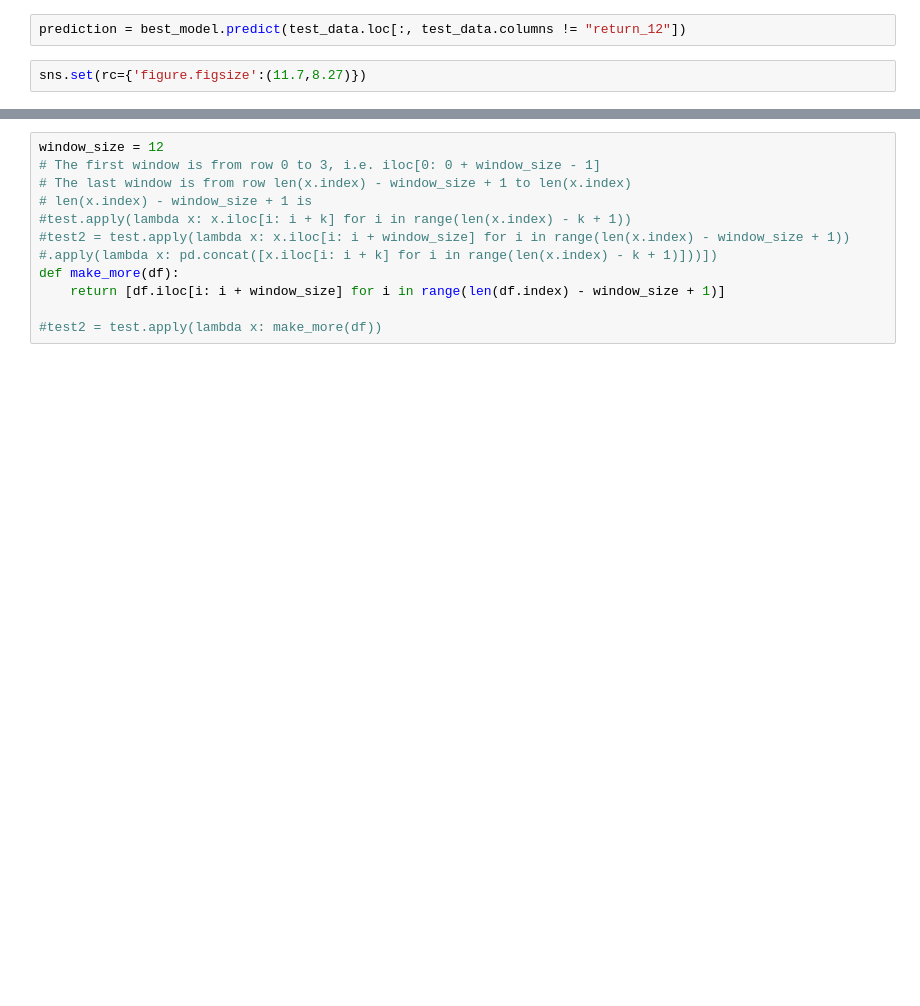
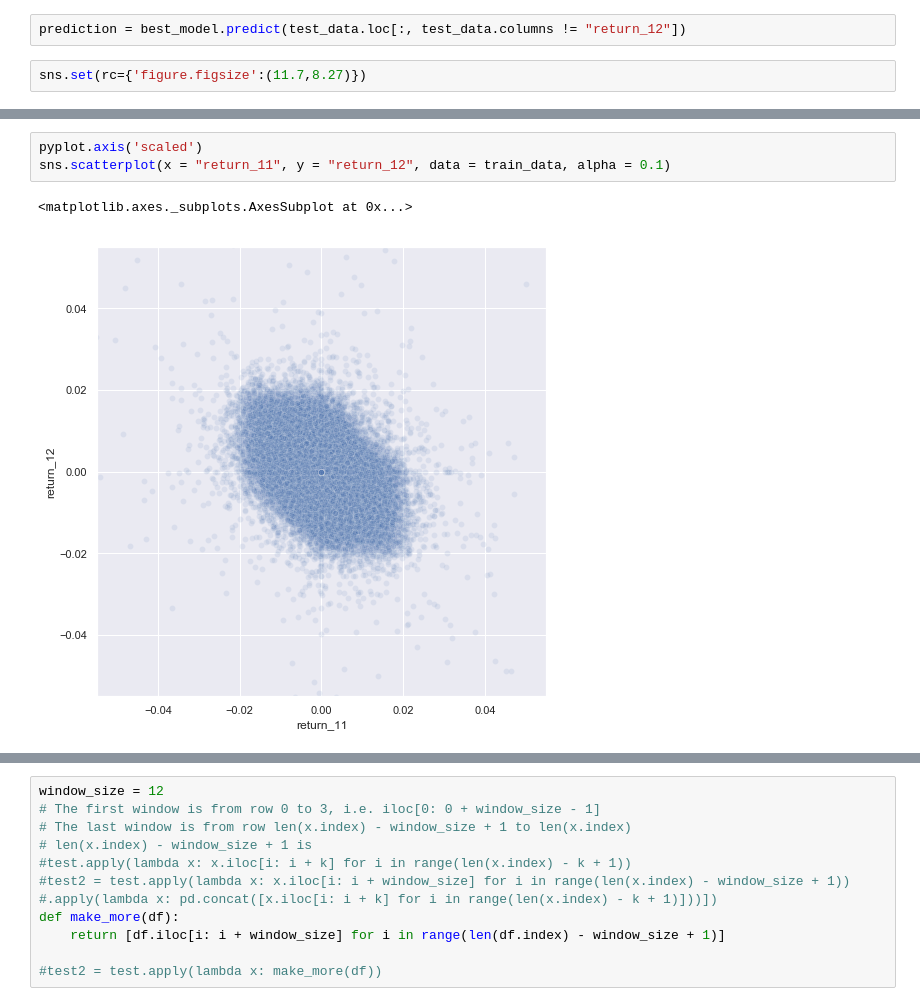
Before and after one commit to kanru-wang/stock_toy_model_for_phg, a Jupyter notebook: dev_notebook.ipynb, the cells around one changed output, grey strips where cells are left out. Cells and saved outputs as stored; diff of their text form; blank space fills up the shorter version.

```diff
--- a/dev_notebook.ipynb
+++ b/dev_notebook.ipynb
@@ -442 +445,7 @@ Feature ranking:
+# %%
+pyplot.axis('scaled')
+sns.scatterplot(x = "return_11", y = "return_12", data = train_data, alpha = 0.1)
+# %% [output]
+<matplotlib.axes._subplots.AxesSubplot at 0x...>
+[figure, added]
 # %%
```
Also changed, not shown: parts of 34 cells of this notebook.
